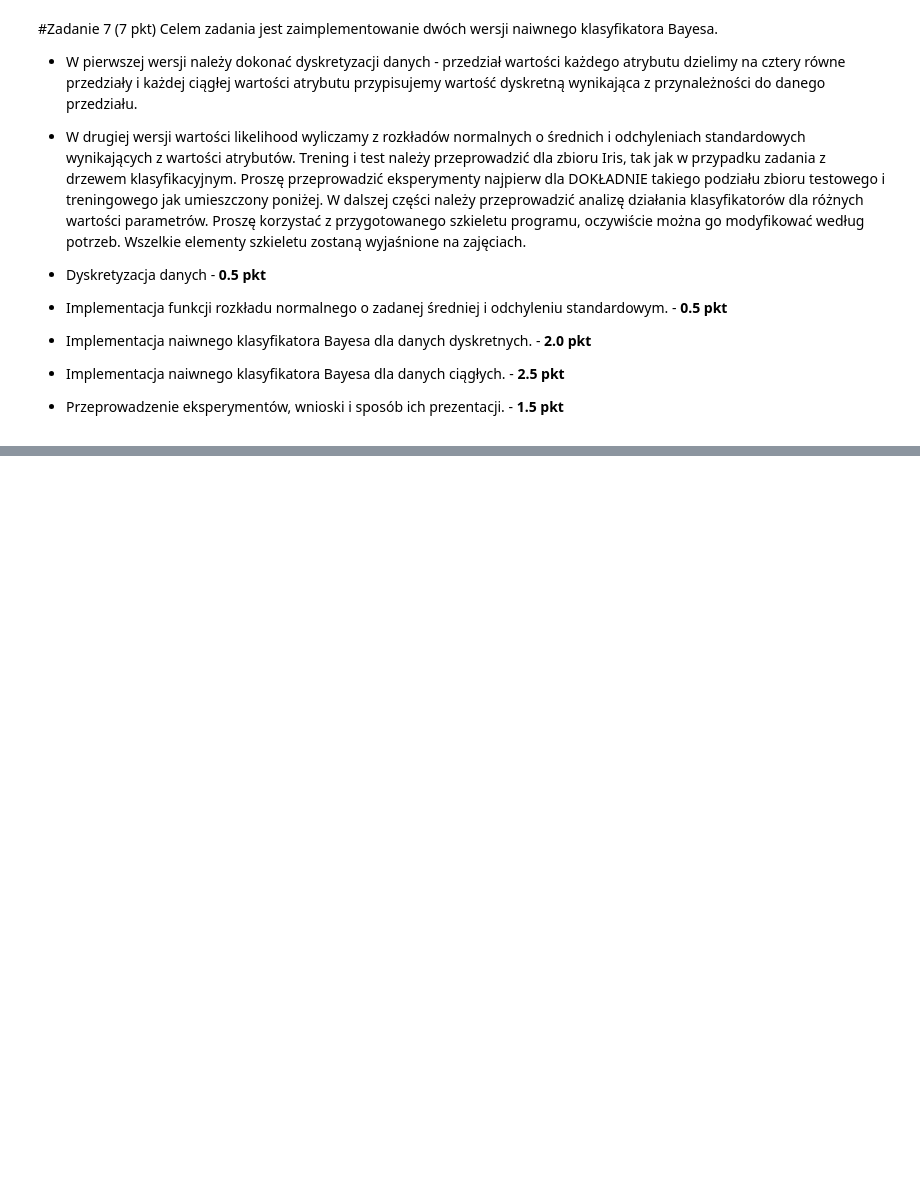
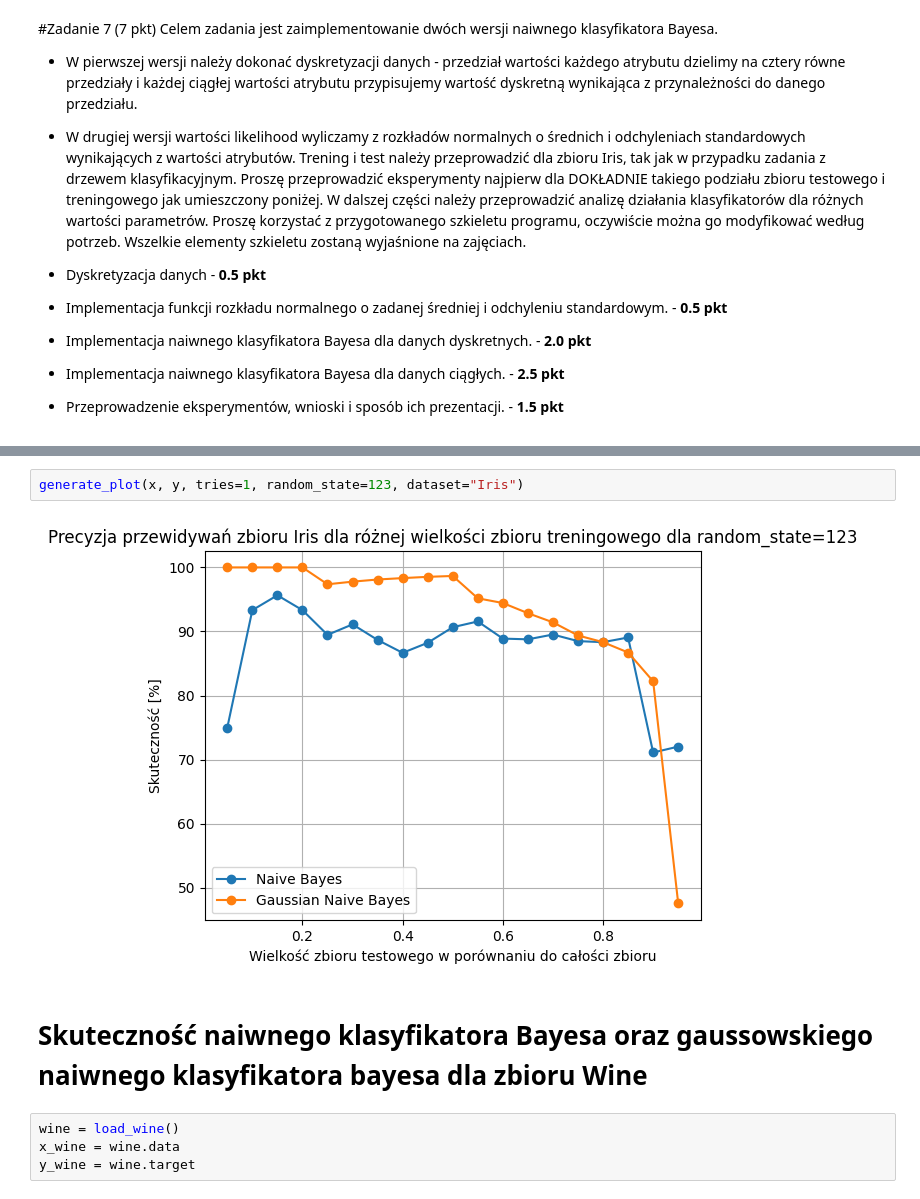
Before and after one commit to VisteK528/WSI, a Jupyter notebook: Exercise7/Zadanie_7.ipynb, the cells around one changed output, grey strips where cells are left out. Drawn from its saved outputs; the diff is of its cells as text; blank space fills up the shorter version.

```diff
--- a/Exercise7/Zadanie_7.ipynb
+++ b/Exercise7/Zadanie_7.ipynb
@@ -202,0 +246,10 @@ Accuracy: 93.33%
+# %%
+generate_plot(x, y, tries=1, random_state=123, dataset="Iris")
+# %% [output]
+[figure, added]
+# %% [markdown]
+# Skuteczność naiwnego klasyfikatora Bayesa oraz gaussowskiego naiwnego klasyfikatora bayesa dla zbioru Wine
+# %%
+wine = load_wine()
+x_wine = wine.data
+y_wine = wine.target
```
Also changed, not shown: parts of 22 cells of this notebook, 1 other file.
